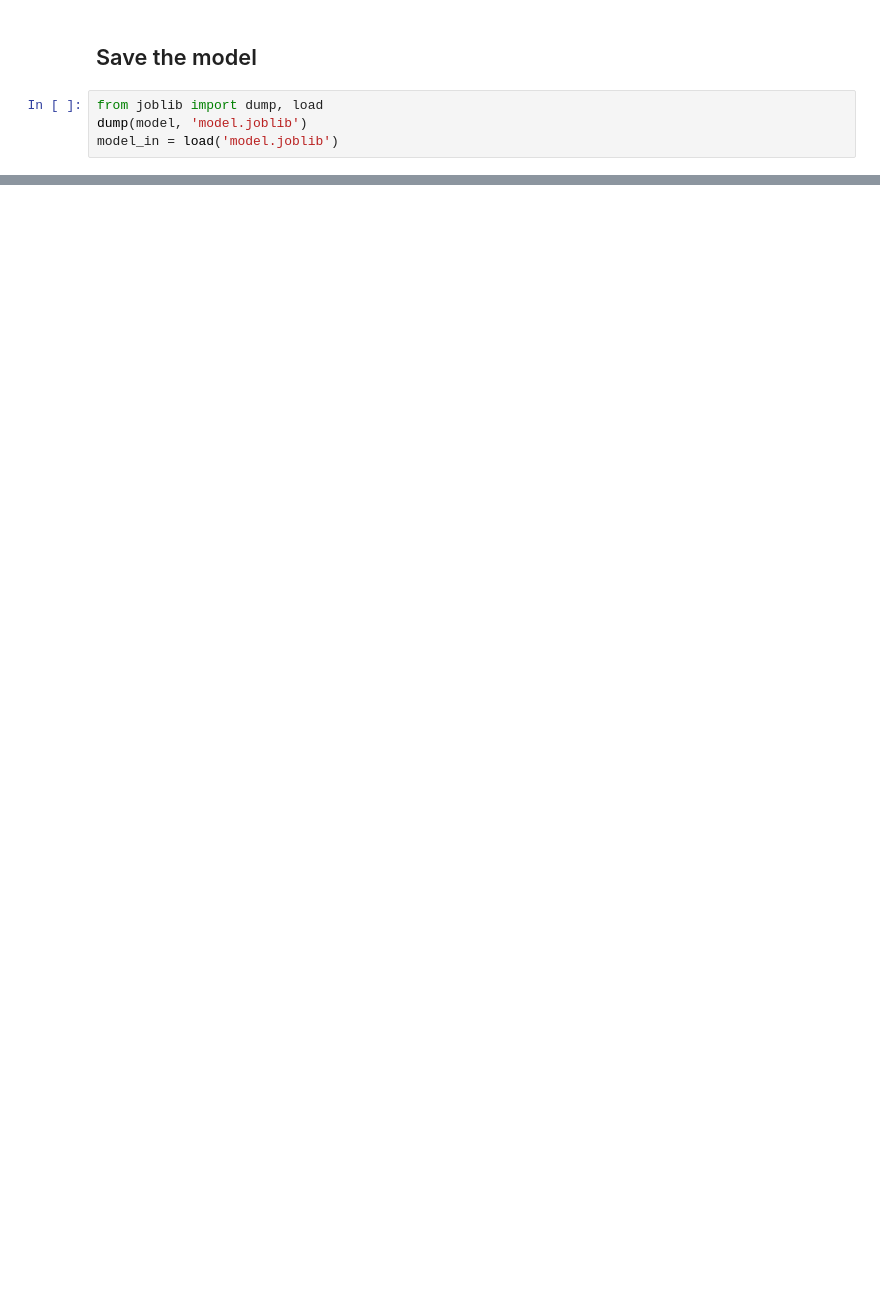
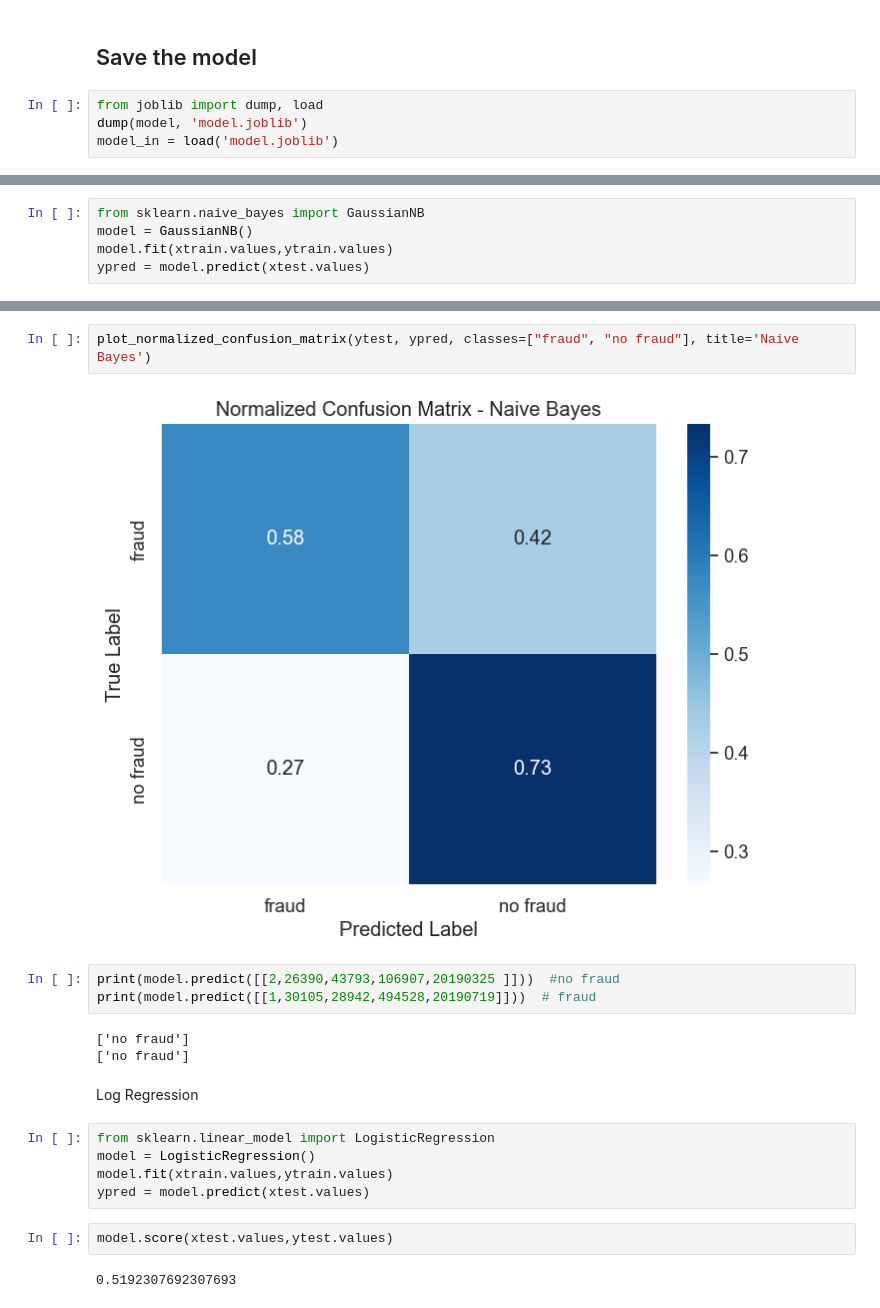
Before and after one commit to tomdu3/ML-bank-transfers, a Jupyter notebook: ml-bank-trasfer-fraud-detection.ipynb, the cells around one changed output, grey strips where cells are left out. Saved outputs shown, nothing was run; the diff lists cells and outputs as text; blank space fills up the shorter version.

```diff
--- a/ml-bank-trasfer-fraud-detection.ipynb
+++ b/ml-bank-trasfer-fraud-detection.ipynb
@@ -224,0 +260,5 @@ model_in = load('model.joblib')
+# %%
+from sklearn.naive_bayes import GaussianNB
+model = GaussianNB()
+model.fit(xtrain.values,ytrain.values)
+ypred = model.predict(xtest.values)
@@ -224,0 +284,21 @@ model_in = load('model.joblib')
+# %%
+plot_normalized_confusion_matrix(ytest, ypred, classes=["fraud", "no fraud"], title='Naive Bayes')
+# %% [output]
+[figure, added]
+# %%
+print(model.predict([[2,26390,43793,106907,20190325 ]]))  #no fraud
+print(model.predict([[1,30105,28942,494528,20190719]]))  # fraud
+# %% [output]
+['no fraud']
+['no fraud']
+# %% [markdown]
+Log Regression
+# %%
+from sklearn.linear_model import LogisticRegression
+model = LogisticRegression()
+model.fit(xtrain.values,ytrain.values)
+ypred = model.predict(xtest.values)
+# %%
+model.score(xtest.values,ytest.values)
+# %% [output]
+0.5192307692307693
```
Also changed, not shown: parts of 25 cells of this notebook, 3 other files.
